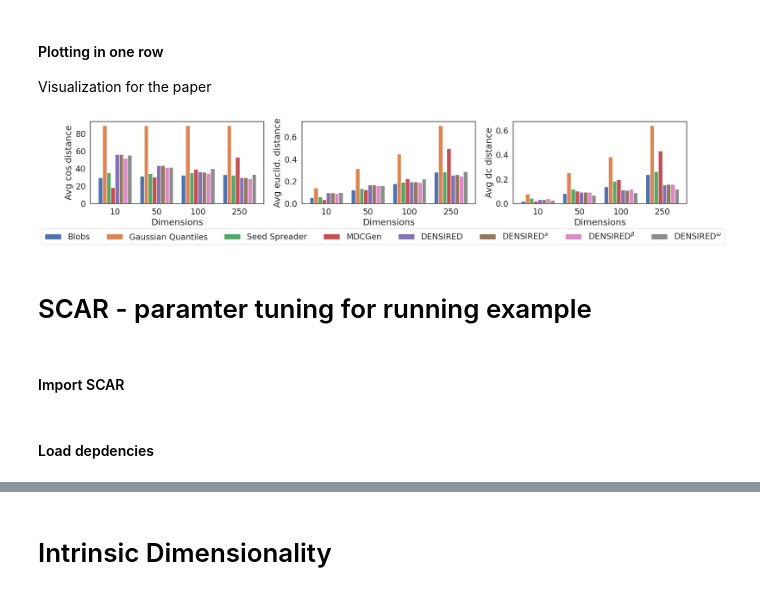
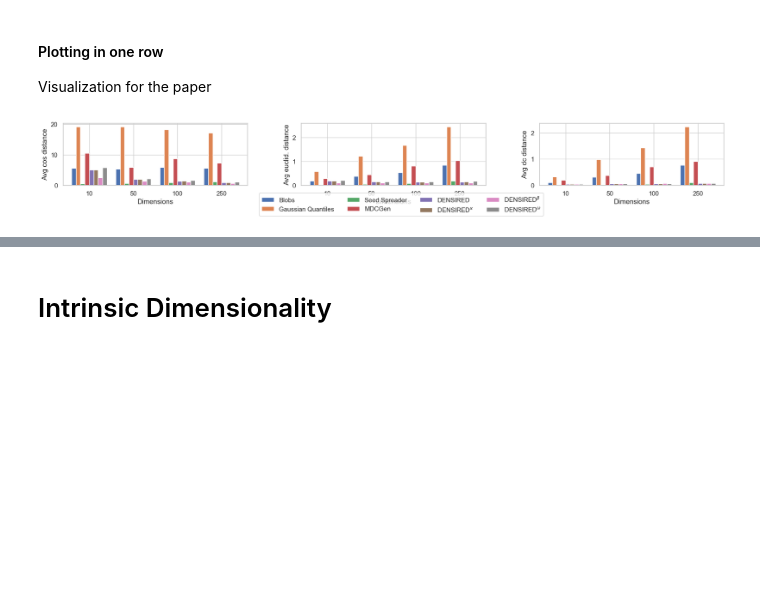
Before and after one commit to PhilJahn/DENSIRED, a Jupyter notebook: SynthDataGenImprovedAnalysis.ipynb, the cells around one changed output, grey strips where cells are left out. Saved outputs shown, nothing was run; the diff lists cells and outputs as text; code cells hidden in the pictures; blank space fills up the shorter version.

```diff
--- a/SynthDataGenImprovedAnalysis.ipynb
+++ b/SynthDataGenImprovedAnalysis.ipynb
@@ -112,6 +112,13 @@ def get_euclidean_dists(n, data, num_points=100):
         for p2 in points:
             dists.append(np.linalg.norm(data[p2] - data[p1]))
     return dists
+# %%
+def _norm_data(dataset):
+
+    dataset = dataset - np.min(dataset)
+
+    dataset = dataset / np.max(dataset)
+    return dataset
 # %%
 for n in [1, 2, 3, 4, 5, 6, 7, 8, 9, 10, 100]:
     n_clusters = 3
@@ -142,2 +149,11 @@ for n in [1, 2, 3, 4, 5, 6, 7, 8, 9, 10, 100]:
 # %% [markdown]
 #### Compare generators w/ various metrics
+# %%
+data_gquant = make_gaussian_quantiles(n_samples=1000, n_features=2)
+gquant = data_gquant[0]
+plt.scatter(x=gquant[:,0], y=gquant[:,1], c=data_gquant[1])
+plt.show()
+
+gquant_norm2 = _norm_data(gquant)
+plt.scatter(x=gquant_norm2[:,0], y=gquant_norm2[:,1], c=data_gquant[1])
+plt.show()
@@ -143,0 +201,12 @@ for n in [1, 2, 3, 4, 5, 6, 7, 8, 9, 10, 100]:
+# %%
+dg = densityDataGen(dim=2, ratio_noise=0, clunum=1, seed=42)
+dataset = dg.generate_data(1000)
+
+data = dataset[0: , 0:-1]
+labels = dataset[0: , -1]
+plt.scatter(x=data[:,0], y=data[:,1], c=labels)
+plt.show()
+
+data_norm2 = _norm_data(data.copy())
+plt.scatter(x=data_norm2[:,0], y=data_norm2[:,1], c=labels)
+plt.show()
@@ -166,8 +238,7 @@ def compare_generators(x_range=[10,25, 50, 100], metric="euclidean",
             Please choose amongst 'euclidean', 'cosine', or 'dcdist'.")
         return dists
 
-    def _norm_data(dataset):
-        return dataset / np.linalg.norm(dataset, axis=0, keepdims=True)
+        #return dataset / np.linalg.norm(dataset, axis=0, keepdims=True)
 
     for n in tqdm(x_range):
         tmp_blob = 0
@@ -193,14 +264,14 @@ def compare_generators(x_range=[10,25, 50, 100], metric="euclidean",
             tmp_gaussian += (sum(dists_gquants) / len(dists_gquants))
 
             # MDCGenerator - Felix/Arthur
-            cluster_gen = mdcgenpy.clusters.ClusterGenerator(n_samples=n_samples, n_feats=n, k=n_clusters)
+            cluster_gen = mdcgenpy.clusters.ClusterGenerator(n_samples=n_samples, n_feats=n, k=n_clusters, outliers=0)
             data_mdcgen = cluster_gen.generate_data()[0]
             dists_mdcgen = _get_avg_dist(_norm_data(data_mdcgen))
             tmp_mdcgen += (sum(dists_mdcgen) / len(dists_mdcgen))
 
             # Datagenerator - revisited
             step=50*n
-            data_rev = seedSpreader(n=n_samples, dim=n, step=step, noise_adapt=True)
+            data_rev = seedSpreader(n=n_samples, dim=n, step=step, noise_adapt=True,  restart_chance_mult = 0, ratio_noise=0)
             dists_revisited = _get_avg_dist(_norm_data(data_rev[0: , 0:-1]))
             tmp_revisited += (sum(dists_revisited) / len(dists_revisited))
 
@@ -367,36 +438,32 @@ for ax, values_dict, y_label in zip(axes,
     br4 = [x - 0.5*barWidth for x in n_bars]
     br5 = [x + 0.5*barWidth for x in n_bars]
 
     br6 = [x + 1.5*barWidth for x in n_bars]
     br7 = [x + 2.5*barWidth for x in n_bars]
     br8 = [x + 3.5*barWidth for x in n_bars]
 
     ax.bar(br1, values_dict['blobs'], width = barWidth)
     ax.bar(br2, values_dict['gaussian_quantiles'], width= barWidth)
     ax.bar(br3, values_dict['revisited'], width=barWidth)
     ax.bar(br4, values_dict['mdcgen'], width=barWidth)
     ax.bar(br5, values_dict['ddg'], width = barWidth)
     ax.bar(br6, values_dict['ddg_star'], width=barWidth)
     ax.bar(br7, values_dict['ddg_branch'], width=barWidth)
     ax.bar(br8, values_dict['ddg_mom'], width=barWidth)
 
     #if plot_legend:
     #    legend=['Blobs', 'Gaussian Quantiles', 'DENSIRED', r"DENSIRED$^\ast$", r"DENSIRED$^b$", "MDCGen"]
     #    plt.legend(legend, loc="lower center",  ncol=3, bbox_to_anchor=(0.5, -0.75))
     ax.set_xlabel("Dimensions")
     ax.set_ylabel(y_label)
     #plt.xticks(np.arange(0,no_entries))
     ax.set_xticks(np.arange(0,no_entries))
     # ax = plt.gca()
     ax.set_xticklabels(x_range[:no_entries])
 
 legend=['Blobs', 'Gaussian Quantiles', 'Seed Spreader', "MDCGen", 'DENSIRED', r"DENSIRED$^\varkappa$", r"DENSIRED$^\beta$", r"DENSIRED$^\omega$"]
 plt.tight_layout()
-plt.legend(legend, loc="lower center",  ncol=8, bbox_to_anchor=(-0.75, -0.55))
+plt.legend(legend, loc="lower center",  ncol=4, bbox_to_anchor=(-0.75, -0.55))
 plt.savefig("motivation_small_1.png", bbox_inches='tight')
 # %% [output]
-[figure, old version]
+[figure, new version]
-# %% [markdown]
-# SCAR - paramter tuning for running example <a name="scar"></a>
-# %% [markdown]
-#### Import SCAR
@@ -405,2 +469,0 @@ from SpectralClusteringAcceleratedRobust import SCAR
-# %% [markdown]
-#### Load depdencies
```
Also changed, not shown: parts of 35 cells of this notebook.
